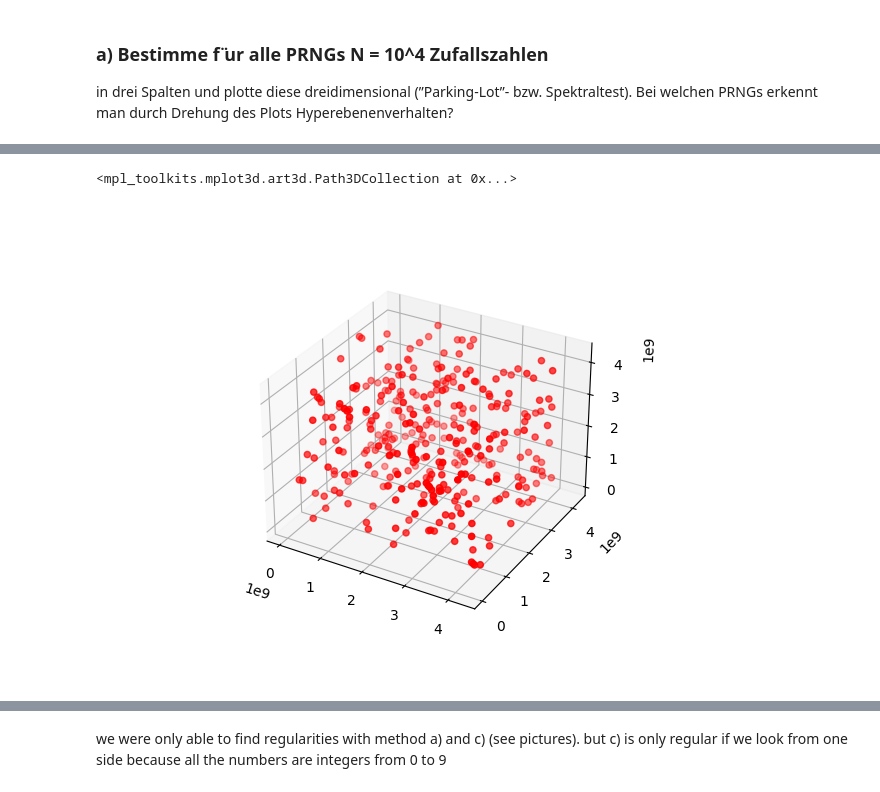
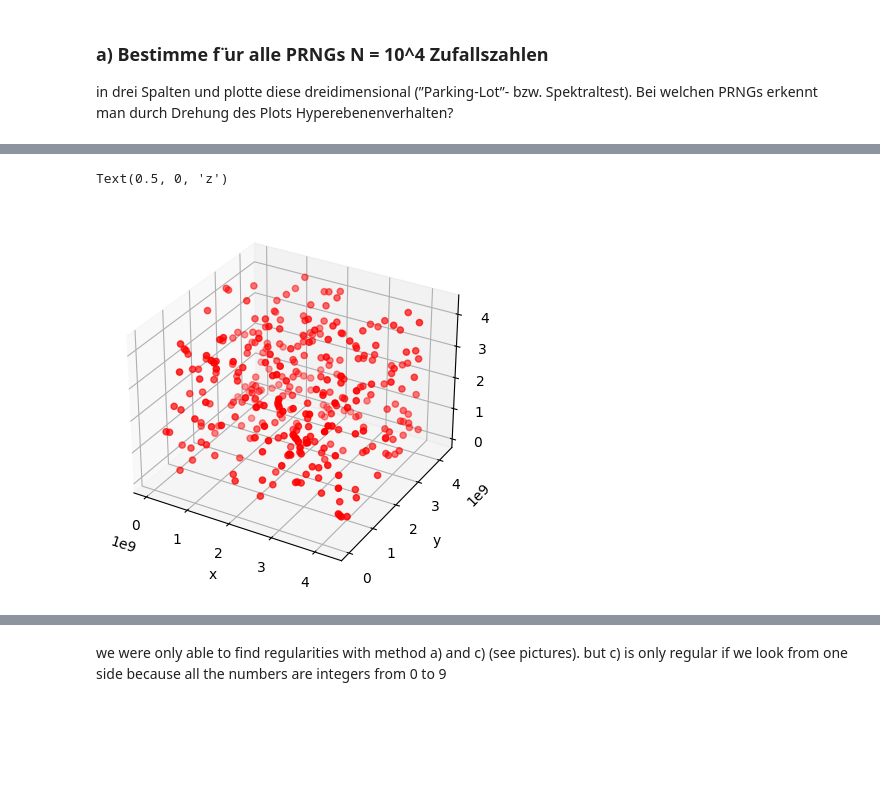
Before and after one commit to emhl/CoPhy2, a Jupyter notebook: Blatt6-Zufall-Anwendung/Blatt6-Aufg1.ipynb, the cells around one changed output, grey strips where cells are left out. Cells and saved outputs as stored; diff of their text form; code cells hidden in the pictures; blank space fills up the shorter version.

```diff
--- a/Blatt6-Zufall-Anwendung/Blatt6-Aufg1.ipynb
+++ b/Blatt6-Zufall-Anwendung/Blatt6-Aufg1.ipynb
@@ -94,8 +104,14 @@ ax.scatter3D(x,y,z,c='b')
 # %%
 plt.figure()
 ax = plt.axes(projection="3d")
 x,y,z = split(rand_b(n,seed))
 ax.scatter3D(x,y,z,c='r')
+
+ax.set_xlabel('x')
+ax.set_ylabel('y')
+ax.set_zlabel('z')
+
+# keine hyperebenen gefunden
 # %% [output]
-<mpl_toolkits.mplot3d.art3d.Path3DCollection at 0x...>
+Text(0.5, 0, 'z')
-[figure, old version]
+[figure, new version]
```
Also changed, not shown: parts of 14 cells of this notebook.
